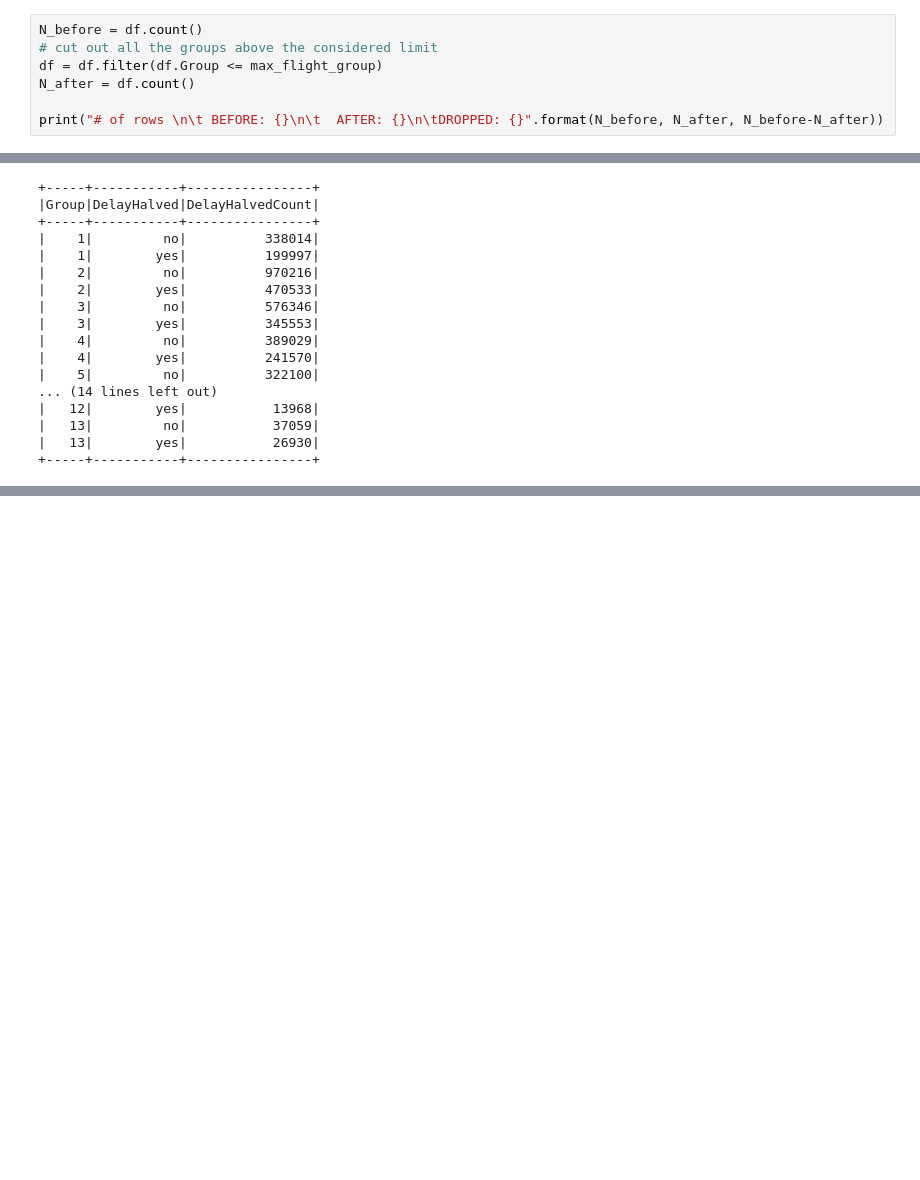
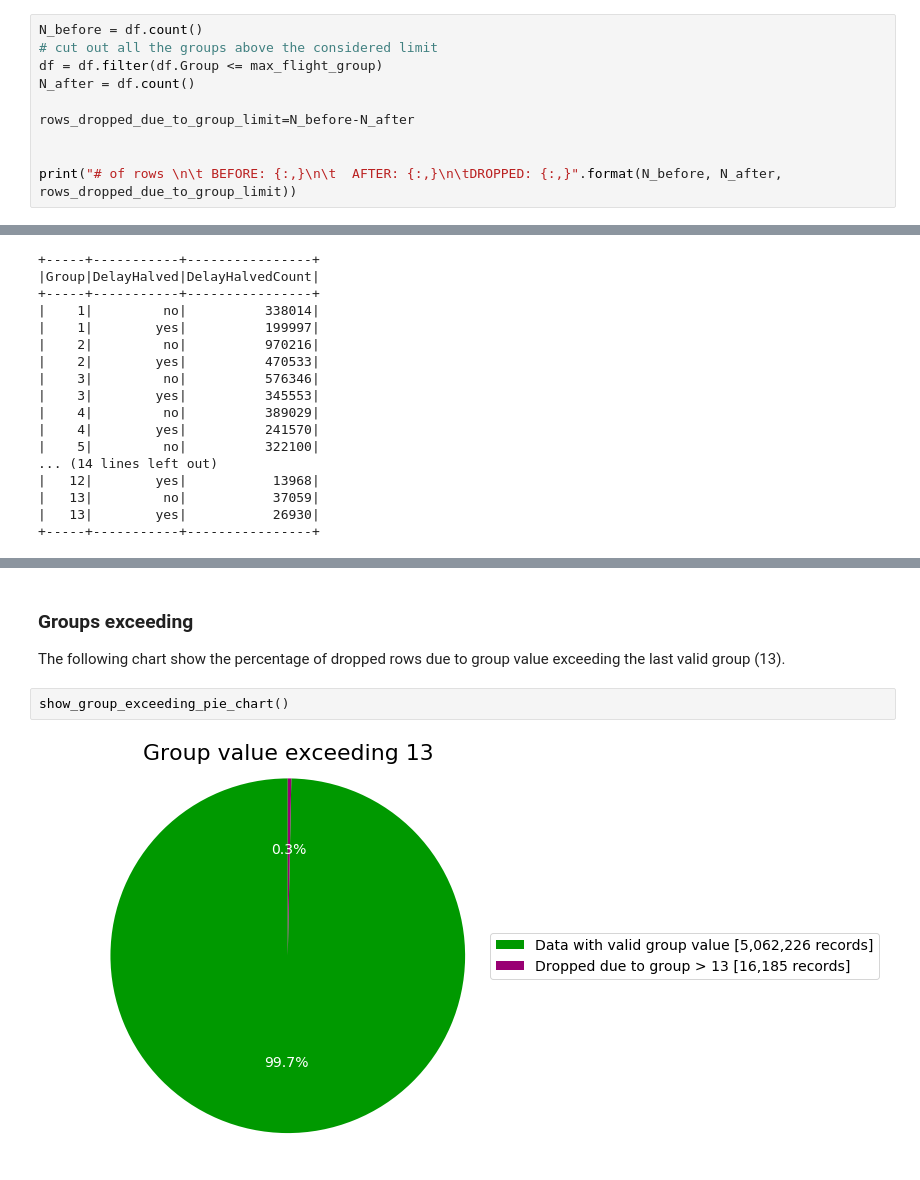
Before and after one commit to polimi-mt-acg/USA-airlines-statistics-1994-2008, a Jupyter notebook: notebooks/03-distance-groups-percentages-halved-delay.ipynb, the cells around one changed output, grey strips where cells are left out. Drawn from its saved outputs; the diff is of its cells as text; blank space fills up the shorter version.

```diff
--- a/notebooks/03-distance-groups-percentages-halved-delay.ipynb
+++ b/notebooks/03-distance-groups-percentages-halved-delay.ipynb
@@ -193,6 +187,9 @@ N_before = df.count()
 df = df.filter(df.Group <= max_flight_group)
 N_after = df.count()
 
-print("# of rows \n\t BEFORE: {}\n\t  AFTER: {}\n\tDROPPED: {}".format(N_before, N_after, N_before-N_after))
+rows_dropped_due_to_group_limit=N_before-N_after
+
+
+print("# of rows \n\t BEFORE: {:,}\n\t  AFTER: {:,}\n\tDROPPED: {:,}".format(N_before, N_after, rows_dropped_due_to_group_limit))
 # %% [output]
 # of rows
@@ -324,0 +481,8 @@ asserting: 63989 == 37059 + 26930
+# %% [markdown]
+### Groups exceeding
+
+The following chart show the percentage of dropped rows due to group value exceeding the last valid group (13).
+# %%
+show_group_exceeding_pie_chart()
+# %% [output]
+[figure, added]
```
Also changed, not shown: parts of 16 cells of this notebook.
